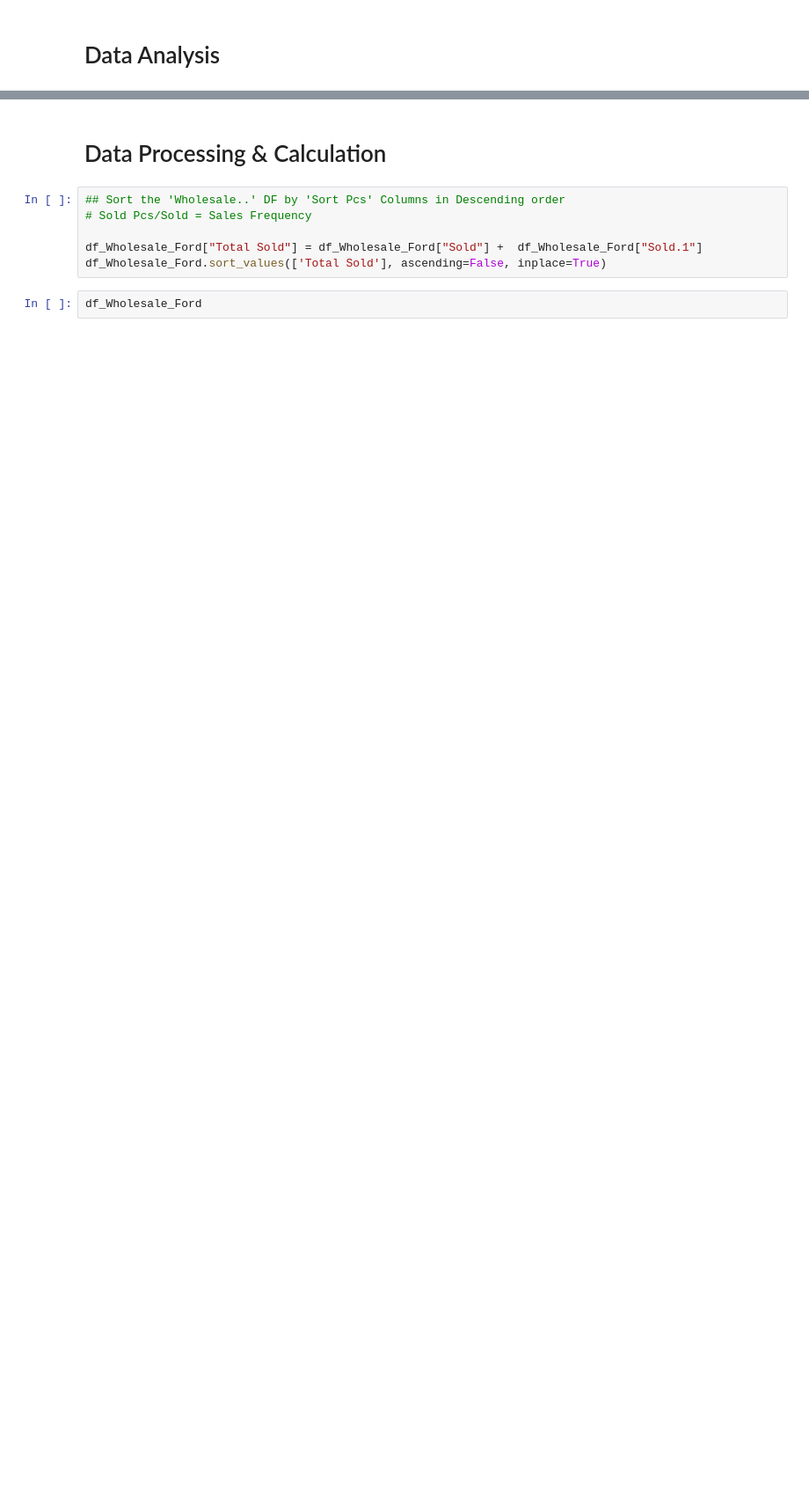
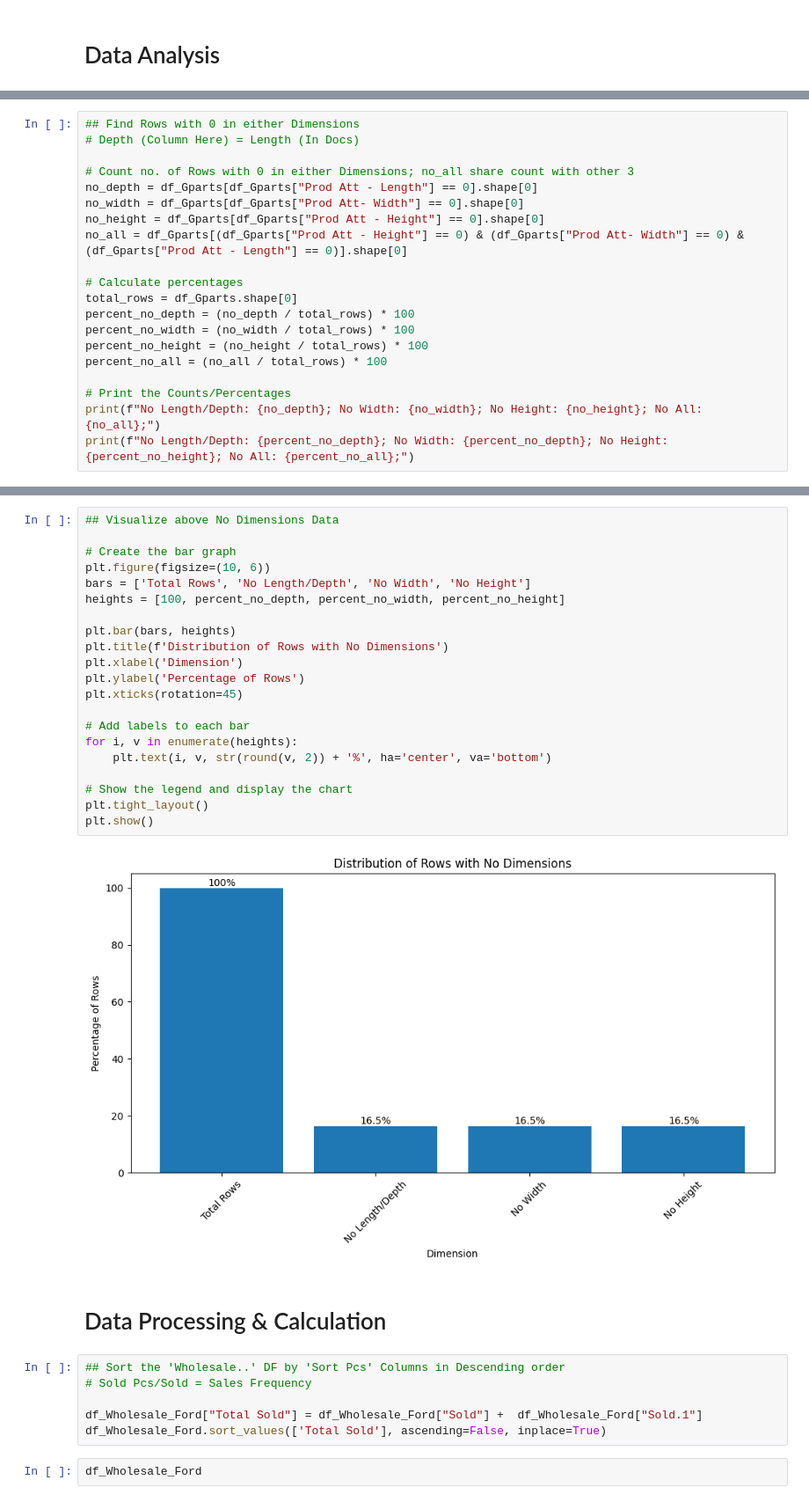
Before and after one commit to ssain2021/StorageRackOptimizationNew, a Jupyter notebook: Codes/Storage_Optimization.ipynb, the cells around one changed output, grey strips where cells are left out. Shown at 88% size. Saved outputs shown, nothing was run; the diff lists cells and outputs as text; blank space fills up the shorter version.

Commit message:
Setup, Fixes and Visualization

```diff
--- a/Codes/Storage_Optimization.ipynb
+++ b/Codes/Storage_Optimization.ipynb
@@ -116,0 +125,20 @@ utils.print_df(df_Gparts[df_Gparts["Prod Att - Length"] == 0], 10) # Print top 1
+# %%
+## Find Rows with 0 in either Dimensions
+# Depth (Column Here) = Length (In Docs)
+
+# Count no. of Rows with 0 in either Dimensions; no_all share count with other 3
+no_depth = df_Gparts[df_Gparts["Prod Att - Length"] == 0].shape[0]
+no_width = df_Gparts[df_Gparts["Prod Att- Width"] == 0].shape[0]
+no_height = df_Gparts[df_Gparts["Prod Att - Height"] == 0].shape[0]
+no_all = df_Gparts[(df_Gparts["Prod Att - Height"] == 0) & (df_Gparts["Prod Att- Width"] == 0) & (df_Gparts["Prod Att - Length"] == 0)].shape[0]
+
+# Calculate percentages
+total_rows = df_Gparts.shape[0]
+percent_no_depth = (no_depth / total_rows) * 100
+percent_no_width = (no_width / total_rows) * 100
+percent_no_height = (no_height / total_rows) * 100
+percent_no_all = (no_all / total_rows) * 100
+
+# Print the Counts/Percentages
+print(f"No Length/Depth: {no_depth}; No Width: {no_width}; No Height: {no_height}; No All: {no_all};")
+print(f"No Length/Depth: {percent_no_depth}; No Width: {percent_no_depth}; No Height: {percent_no_height}; No All: {percent_no_all};")
@@ -117,3 +148,26 @@ utils.print_df(df_Gparts[df_Gparts["Prod Att - Length"] == 0], 10) # Print top 1
+# %%
+## Visualize above No Dimensions Data
+
+# Create the bar graph
+plt.figure(figsize=(10, 6))
+bars = ['Total Rows', 'No Length/Depth', 'No Width', 'No Height']
+heights = [100, percent_no_depth, percent_no_width, percent_no_height]
+
+plt.bar(bars, heights)
+plt.title(f'Distribution of Rows with No Dimensions')
+plt.xlabel('Dimension')
+plt.ylabel('Percentage of Rows')
+plt.xticks(rotation=45)
+
+# Add labels to each bar
+for i, v in enumerate(heights):
+    plt.text(i, v, str(round(v, 2)) + '%', ha='center', va='bottom')
+
+# Show the legend and display the chart
+plt.tight_layout()
+plt.show()
+# %% [output]
+[figure, added]
 # %% [markdown]
 # Data Processing & Calculation
 # %%
```
Also changed, not shown: parts of 11 cells of this notebook, 3 other files.
